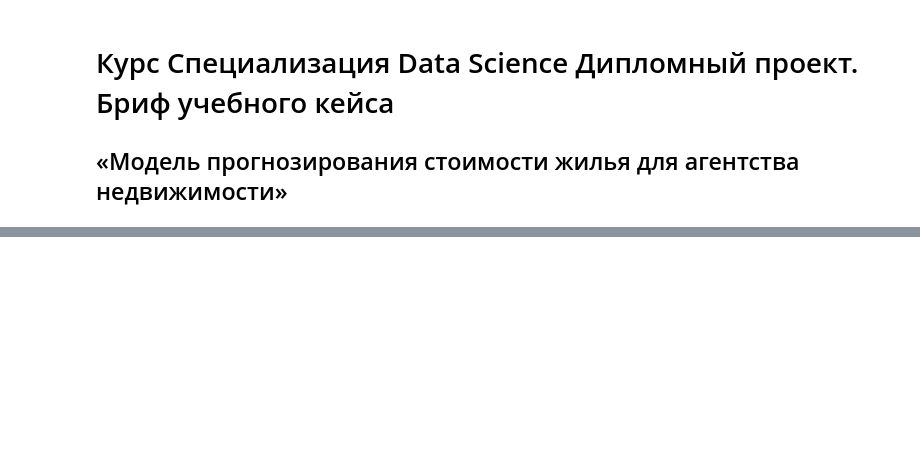
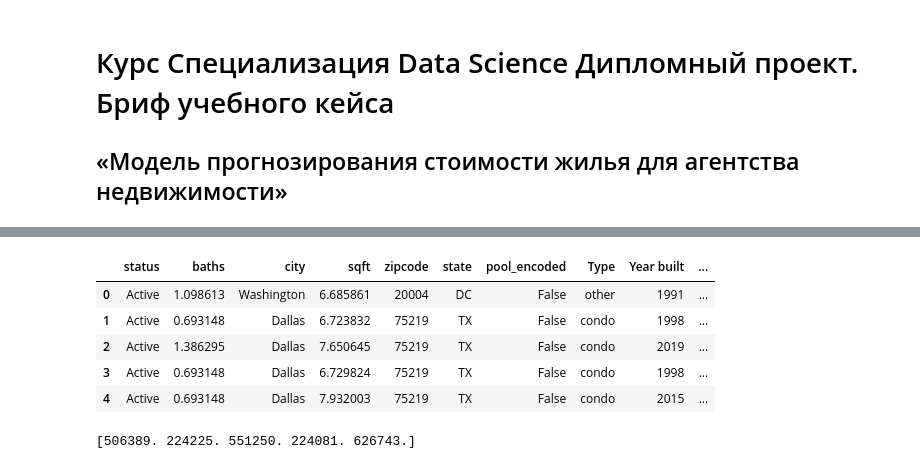
Before and after one commit to metalin37/Diploma-project-forecasting-the-cost-of-housing, a Jupyter notebook: 4_Model_push.ipynb, the cells around one changed output, grey strips where cells are left out. Drawn from its saved outputs; the diff is of its cells as text; code cells hidden in the pictures; blank space fills up the shorter version.

```diff
--- a/4_Model_push.ipynb
+++ b/4_Model_push.ipynb
@@ -220 +84,11 @@ print(rounded_target)
+# %%
+X_test = log_data(df_test)
+X_test.head(5)
+# %% [output]
+|  | status | baths | city | sqft | zipcode | state | pool_encoded | Type | Year built | ... |
+| 0 | Active | 1.098613 | Washington | 6.685861 | 20004 | DC | False | other | 1991 | ... |
+| 1 | Active | 0.693148 | Dallas | 6.723832 | 75219 | TX | False | condo | 1998 | ... |
+| 2 | Active | 1.386295 | Dallas | 7.650645 | 75219 | TX | False | condo | 2019 | ... |
+| 3 | Active | 0.693148 | Dallas | 6.729824 | 75219 | TX | False | condo | 1998 | ... |
+| 4 | Active | 0.693148 | Dallas | 7.932003 | 75219 | TX | False | condo | 2015 | ... |
 # %%
@@ -225,3 +98,11 @@ with open('model.pickle','wb') as f:
+# %%
+# протестируем воспроизводимость модели
+y_test_pred_loaded = loaded_model.predict(X_test)
+target = np.exp(y_test_pred_loaded)
+rounded_target = np.round(target)
+print(rounded_target)
+# %% [output]
+[506389. 224225. 551250. 224081. 626743.]
 # %%
 # сохраним названия колонок
 import json
```
Also changed, not shown: parts of 18 cells of this notebook, 8 other files.
